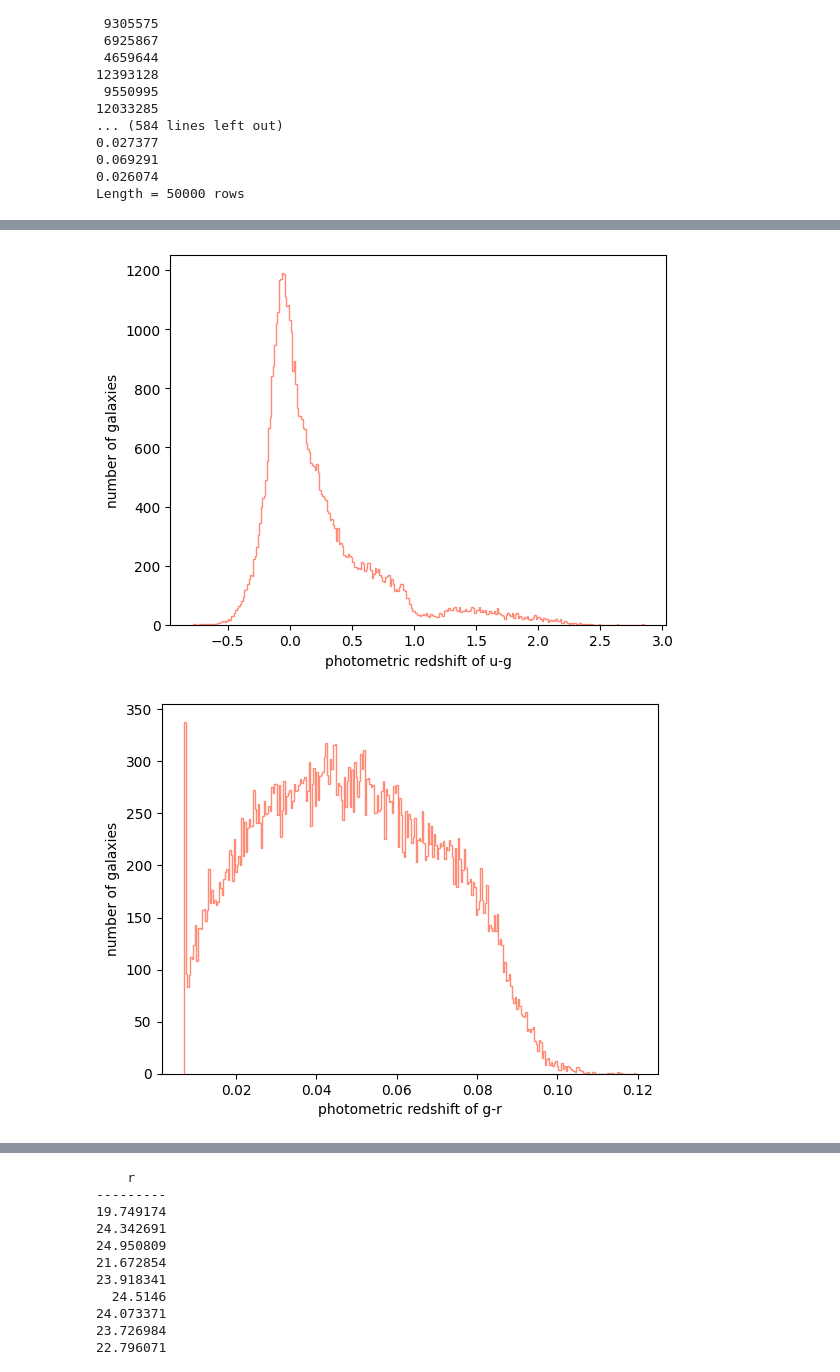
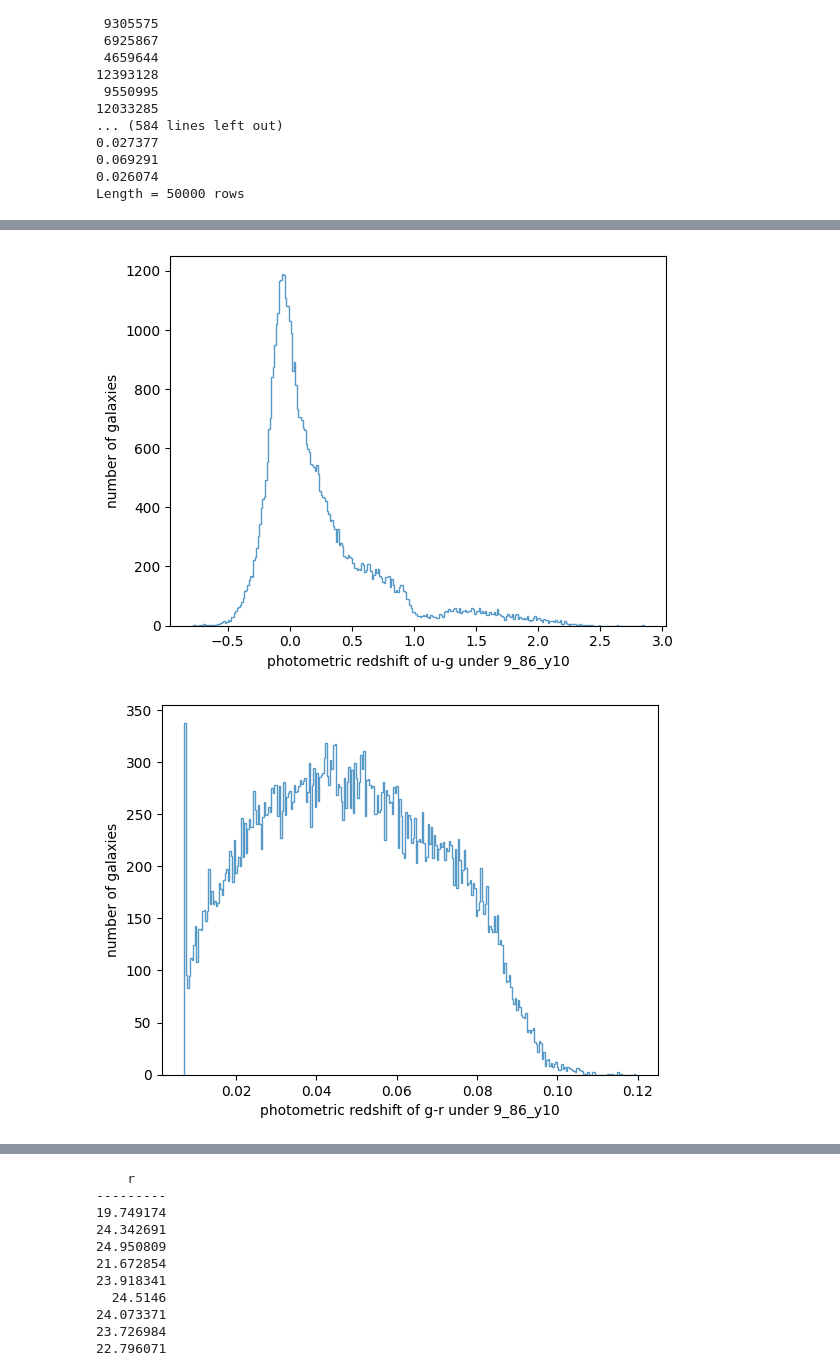
Before and after one commit to Rachel-0420/TLM-Continuous-Data, a Jupyter notebook: Example_TLM.ipynb, the cells around one changed output, grey strips where cells are left out. Drawn from its saved outputs; the diff is of its cells as text; code cells hidden in the pictures.

Commit message:
Edited last two steps

```diff
--- a/Example_TLM.ipynb
+++ b/Example_TLM.ipynb
@@ -342,7 +342,7 @@ Length = 50000 rows
 for name in names_phot[1:7]:
   hist(phot_cats[which_os][name], alpha=0.75, histtype="step",
   label=os_names[which_os], density = False, bins = 300)
-  xlabel('photometric redshift of ' + name)
+  xlabel('photometric redshift of ' + name + ' under ' + which_os)
   ylabel('number of galaxies')
   plt.show()
 # %% [output]
@@ -355,12 +355,12 @@ for name in names_phot[1:7]:
 # %%
 # Histogram of each color
 
 for name in names_phot[14:19]:
-  hist(phot_cats[which_os][name], alpha=0.75, histtype="step", color=os_colors[which_os],
+  hist(phot_cats[which_os][name], alpha=0.75, histtype="step",
   label=os_names[which_os], density = False, bins = 300)
-  xlabel('photometric redshift of ' + name)
+  xlabel('photometric redshift of ' + name + ' under ' + which_os)
   ylabel('number of galaxies')
   plt.show()
 # %% [output]
-[figure, old version]
+[figure, new version]
-[figure, old version]
+[figure, new version]
```
Also changed, not shown: parts of 2 cells of this notebook.
